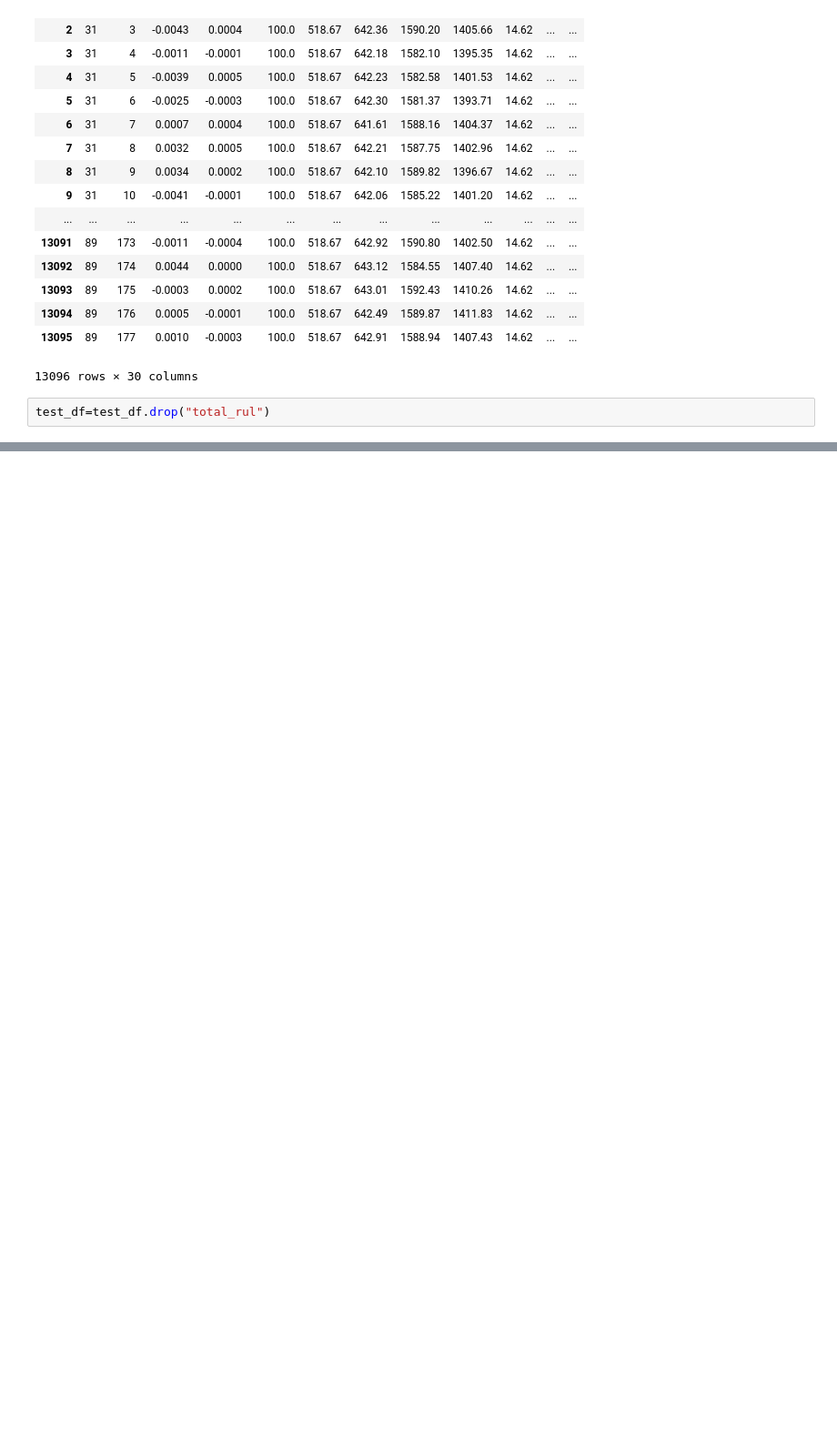
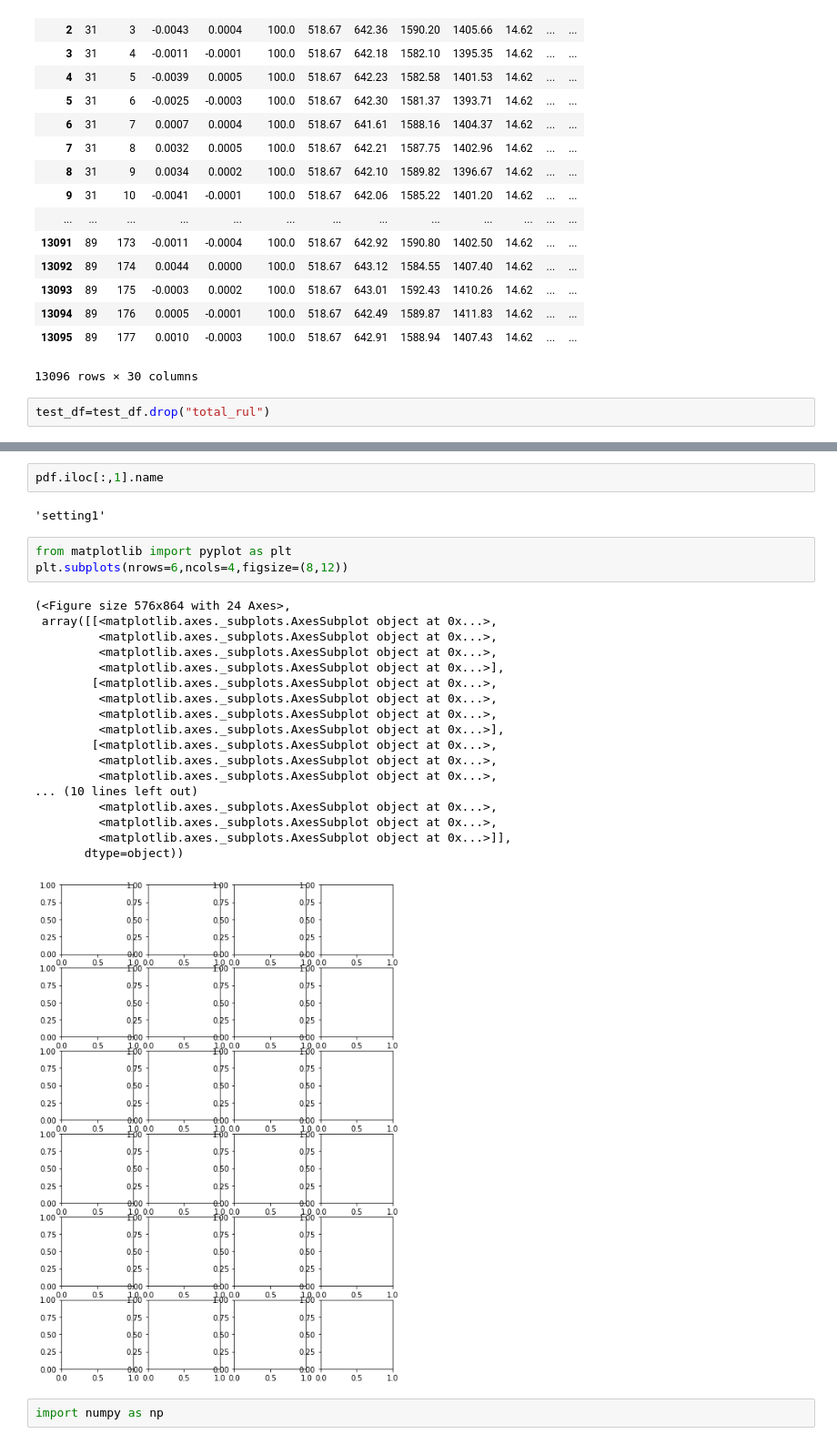
Before and after one commit to rkorugan/MachineLearning, a Jupyter notebook: Predictive analytics.ipynb, the cells around one changed output, grey strips where cells are left out. Shown at 91% size. Cells and saved outputs as stored; diff of their text form; blank space fills up the shorter version.

```diff
--- a/Predictive analytics.ipynb
+++ b/Predictive analytics.ipynb
@@ -250,0 +825,28 @@ test_df.orderBy("id").show()
+# %%
+pdf.iloc[:,1].name
+# %% [output]
+'setting1'
+# %%
+from matplotlib import pyplot as plt
+plt.subplots(nrows=6,ncols=4,figsize=(8,12))
+# %% [output]
+(<Figure size 576x864 with 24 Axes>,
+ array([[<matplotlib.axes._subplots.AxesSubplot object at 0x...>,
+         <matplotlib.axes._subplots.AxesSubplot object at 0x...>,
+         <matplotlib.axes._subplots.AxesSubplot object at 0x...>,
+         <matplotlib.axes._subplots.AxesSubplot object at 0x...>],
+        [<matplotlib.axes._subplots.AxesSubplot object at 0x...>,
+         <matplotlib.axes._subplots.AxesSubplot object at 0x...>,
+         <matplotlib.axes._subplots.AxesSubplot object at 0x...>,
+         <matplotlib.axes._subplots.AxesSubplot object at 0x...>],
+        [<matplotlib.axes._subplots.AxesSubplot object at 0x...>,
+         <matplotlib.axes._subplots.AxesSubplot object at 0x...>,
+         <matplotlib.axes._subplots.AxesSubplot object at 0x...>,
+... (10 lines left out)
+         <matplotlib.axes._subplots.AxesSubplot object at 0x...>,
+         <matplotlib.axes._subplots.AxesSubplot object at 0x...>,
+         <matplotlib.axes._subplots.AxesSubplot object at 0x...>]],
+       dtype=object))
+[figure, added]
+# %%
+import numpy as np
```
Also changed, not shown: parts of 56 cells of this notebook.
